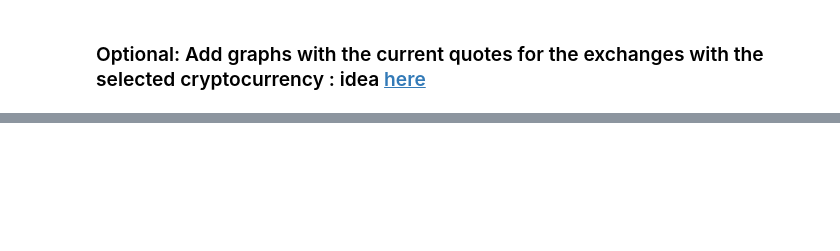
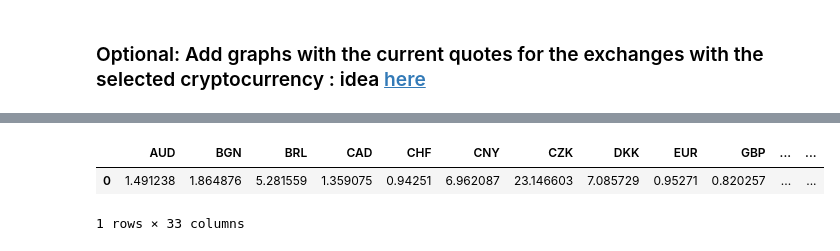
Before and after one commit to monicasainer/gossips_cryptos, a Jupyter notebook: notebooks/babak.ipynb, the cells around one changed output, grey strips where cells are left out. Cells and saved outputs as stored; diff of their text form; code cells hidden in the pictures; blank space fills up the shorter version.

```diff
--- a/notebooks/babak.ipynb
+++ b/notebooks/babak.ipynb
@@ -77,5 +77,6 @@ new
 ### Exchange rates
 # %%
 url = 'https://rest.coinapi.io/v1/exchangerate/BTC/USD/history?period_id=1DAY&time_start=2018-02-01T00:00:00&time_end=2022-12-02T00:00:00&limit=100000'
-headers = {'X-CoinAPI-Key' : '84C4284B-9B19-4BD8-8221-A1414D81024E'} #API-key
+headers = {'X-CoinAPI-Key' : 'A100C8DD-420E-48A3-B17D-000AC6D20B7F'} #API-key
 response = requests.get(url, headers=headers).json()
+response
@@ -454,0 +430,15 @@ def scaling():
+# %%
+def currency_converter()-> pd.DataFrame:
+    """Finding a fitting currency conversion API (Based on USD) and requesting the data as a function """
+
+    APIkey = "j4YVbY4DsPe2bRdqchwWzvccCljEhg2EhlPyfrEN"
+    url = f"https://api.freecurrencyapi.com/v1/latest?apikey={APIkey}"
+    response = requests.get(url).json()
+    df = pd.DataFrame(response['data'], index=[0])
+    return df
+# %%
+currency_converter()
+# %% [output]
+|  | AUD | BGN | BRL | CAD | CHF | CNY | CZK | DKK | EUR | GBP | ... | ... |
+| 0 | 1.491238 | 1.864876 | 5.281559 | 1.359075 | 0.94251 | 6.962087 | 23.146603 | 7.085729 | 0.95271 | 0.820257 | ... | ... |
+1 rows × 33 columns
```
Also changed, not shown: parts of 54 cells of this notebook.
